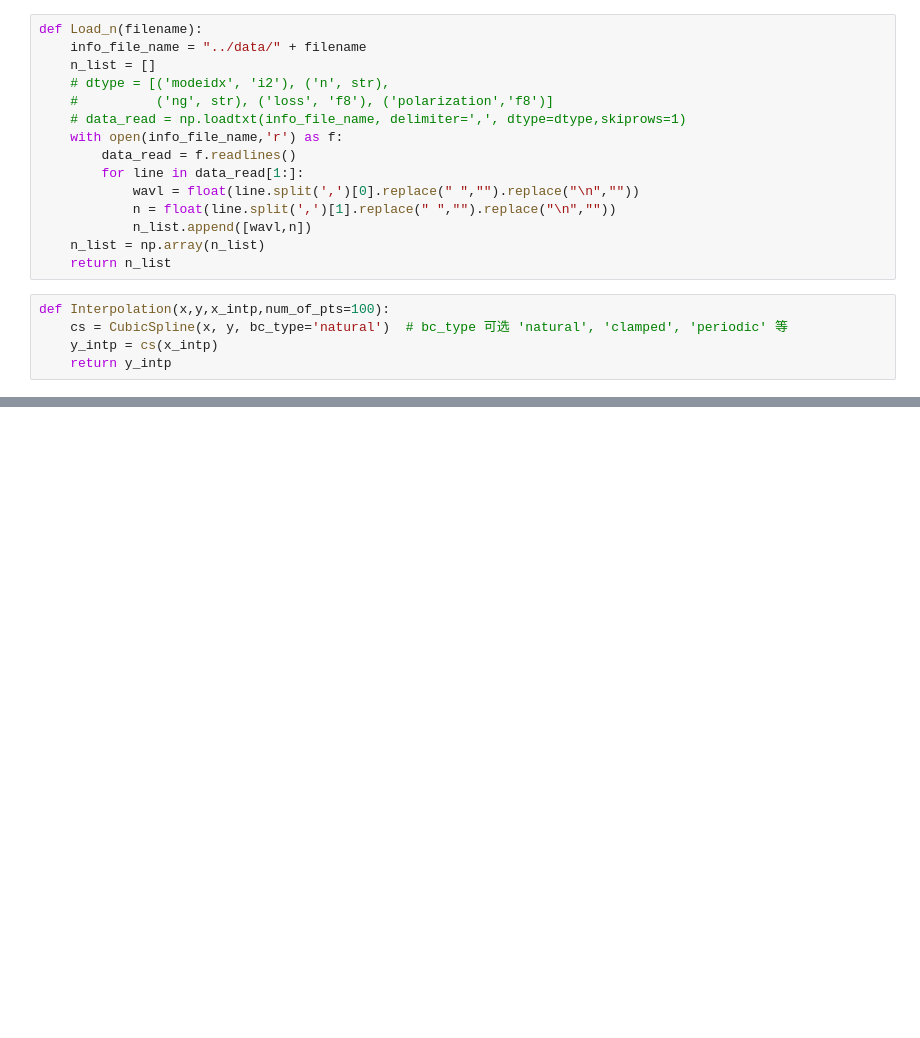
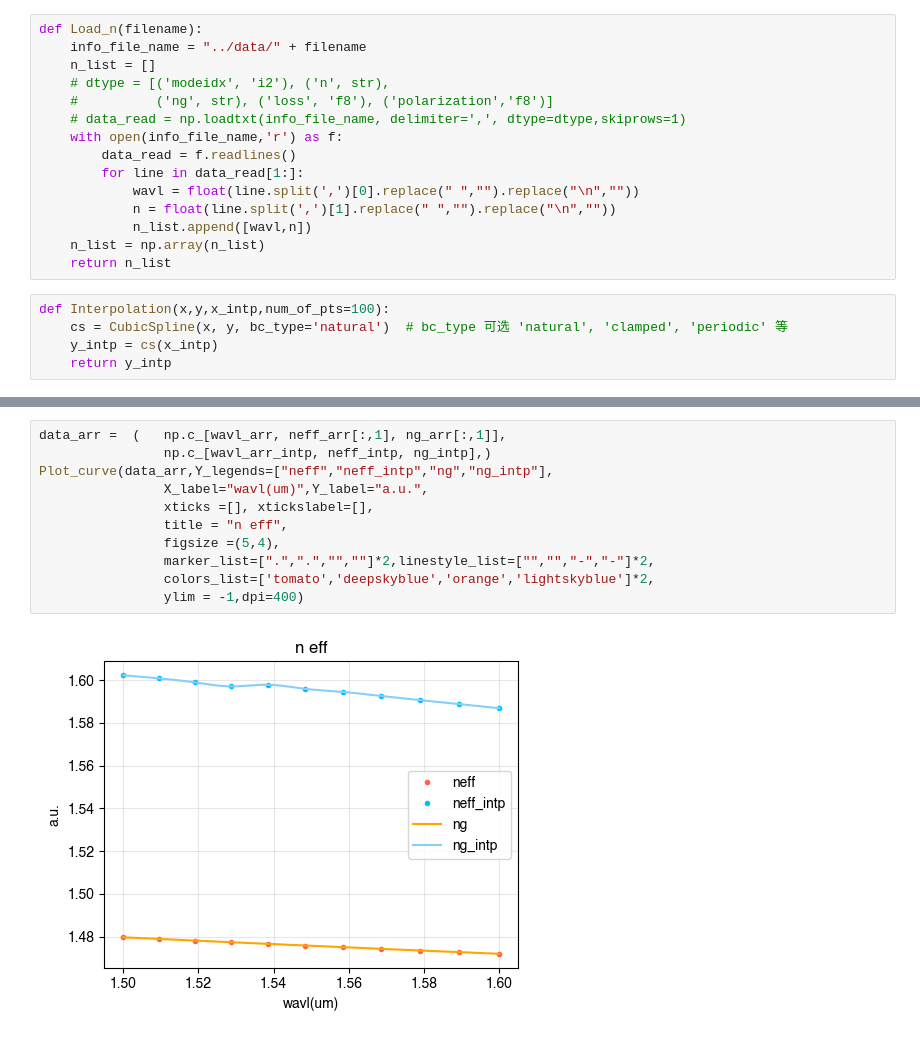
Before and after one commit to Harryxwh/SiNDispersionEngineering, a Jupyter notebook: 2D parallel rings.ipynb, the cells around one changed output, grey strips where cells are left out. Drawn from its saved outputs; the diff is of its cells as text; blank space fills up the shorter version.

```diff
--- a/2D parallel rings.ipynb
+++ b/2D parallel rings.ipynb
@@ -284,0 +97,13 @@ Mode_nonconserved_coupling(Max_M_idx,M,plot_coupled_curves=True,
+# %%
+data_arr =  (   np.c_[wavl_arr, neff_arr[:,1], ng_arr[:,1]],
+                np.c_[wavl_arr_intp, neff_intp, ng_intp],)
+Plot_curve(data_arr,Y_legends=["neff","neff_intp","ng","ng_intp"],
+                X_label="wavl(um)",Y_label="a.u.",
+                xticks =[], xtickslabel=[],
+                title = "n eff",
+                figsize =(5,4),
+                marker_list=[".",".","",""]*2,linestyle_list=["","","-","-"]*2,
+                colors_list=['tomato','deepskyblue','orange','lightskyblue']*2,
+                ylim = -1,dpi=400)
+# %% [output]
+[figure, added]
```
Also changed, not shown: parts of 41 cells of this notebook, 55 other files.
